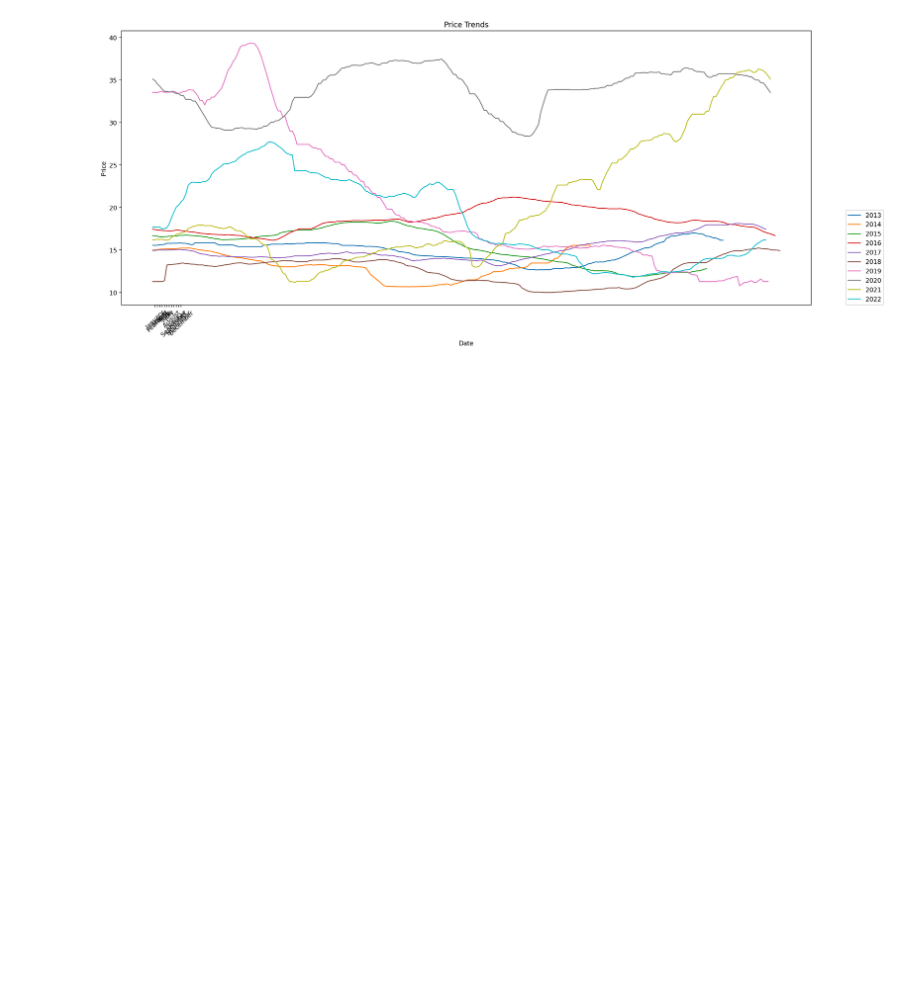
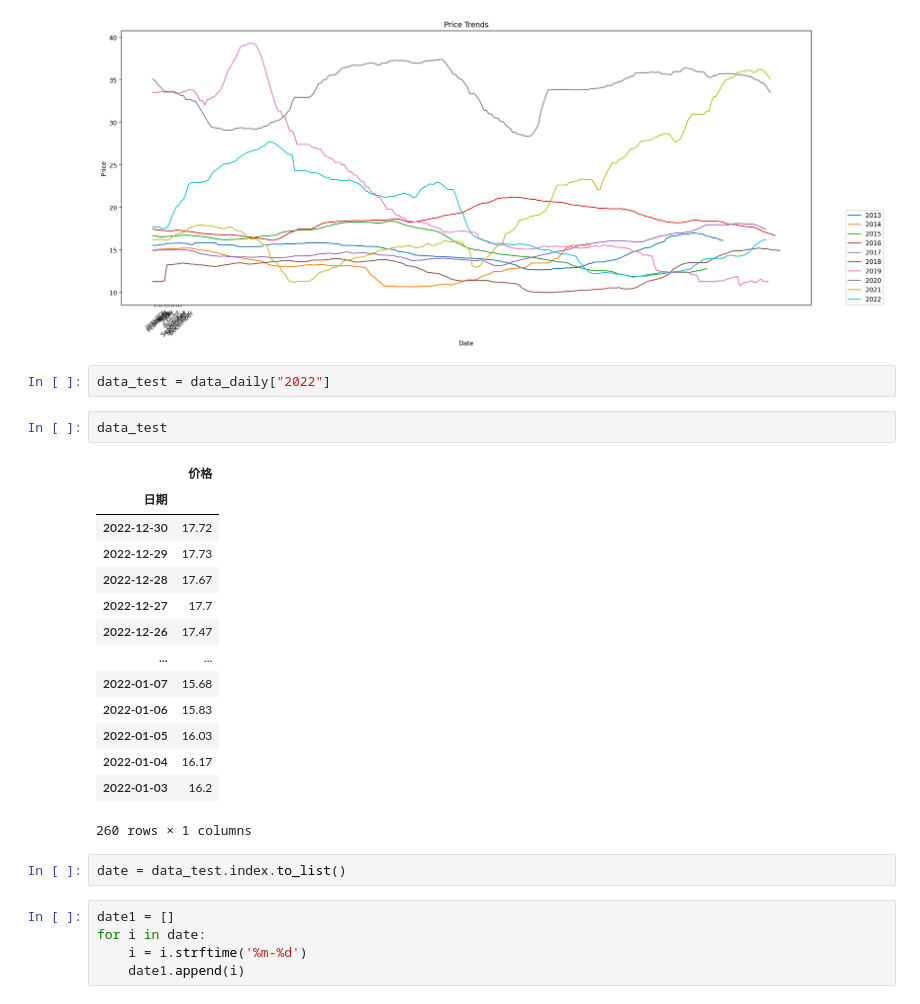
Before and after one commit to asdFllL/swine-data-analysis, a Jupyter notebook: data_clear_and_analysis/数据清洗.ipynb, the cells around one changed output. Saved outputs shown, nothing was run; the diff lists cells and outputs as text; blank space fills up the shorter version.

```diff
--- a/data_clear_and_analysis/数据清洗.ipynb
+++ b/data_clear_and_analysis/数据清洗.ipynb
@@ -104,3 +104,29 @@ plt.xticks(x, calendar.month_name[1:13], rotation = 45)# plt.xticks(range(len(x_
 plt.show()
 # %% [output]
 [figure]
+# %%
+data_test = data_daily["2022"]
+# %%
+data_test
+# %% [output]
+|  | 价格 |
+| 日期 |  |
+| 2022-12-30 | 17.72 |
+| 2022-12-29 | 17.73 |
+| 2022-12-28 | 17.67 |
+| 2022-12-27 | 17.7 |
+| 2022-12-26 | 17.47 |
+| ... | ... |
+| 2022-01-07 | 15.68 |
+| 2022-01-06 | 15.83 |
+| 2022-01-05 | 16.03 |
+| 2022-01-04 | 16.17 |
+| 2022-01-03 | 16.2 |
+260 rows × 1 columns
+# %%
+date = data_test.index.to_list()
+# %%
+date1 = []
+for i in date:
+    i = i.strftime('%m-%d')
+    date1.append(i)
```
Also changed, not shown: parts of 1 cell of this notebook.
